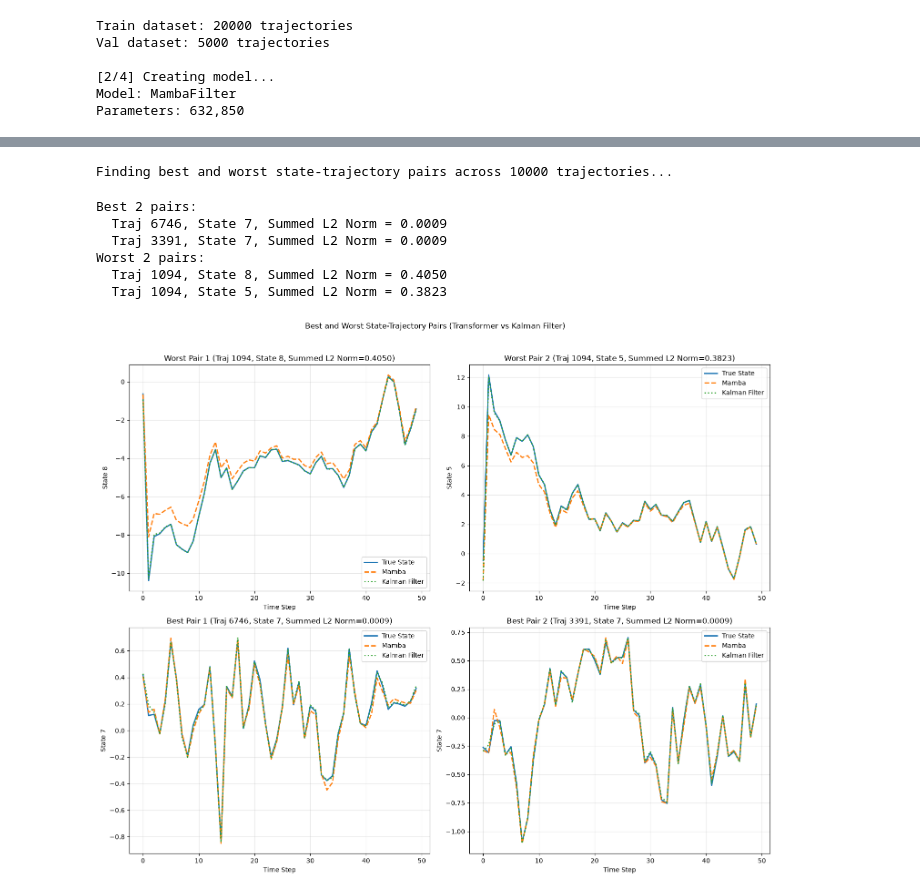
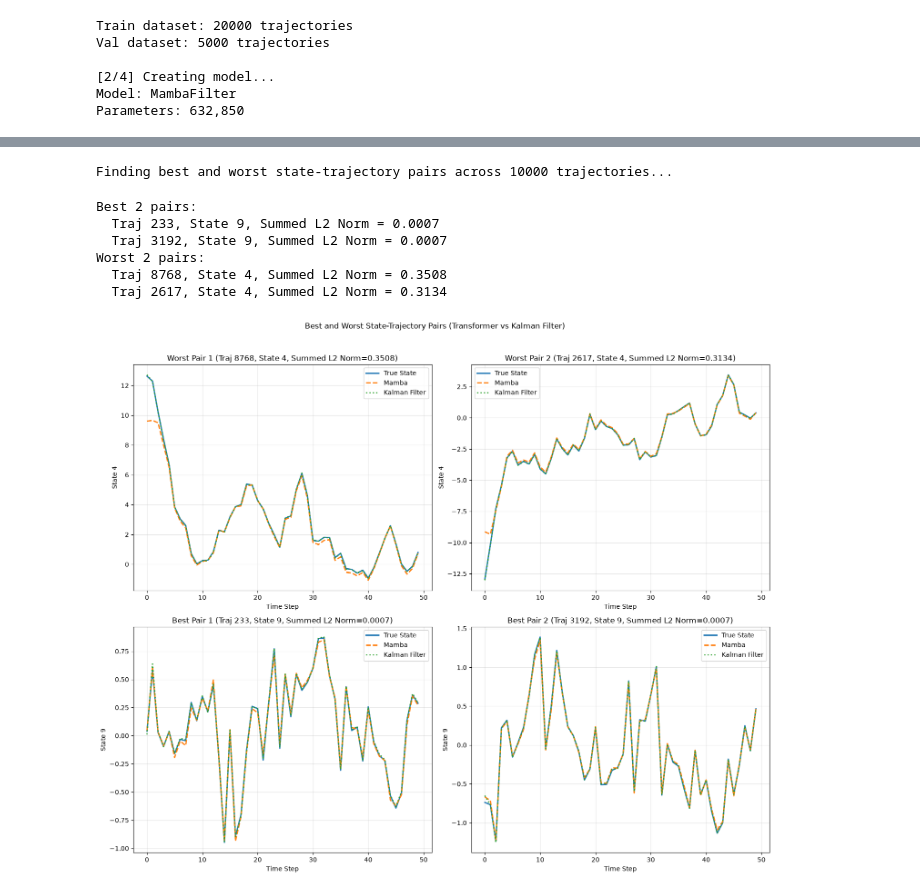
Before and after one commit to tangytangerine/Meta-Output-Predictor, a Jupyter notebook: src/FilteringSSM.ipynb, the cells around one changed output, grey strips where cells are left out. Drawn from its saved outputs; the diff is of its cells as text; code cells hidden in the pictures.

```diff
--- a/src/FilteringSSM.ipynb
+++ b/src/FilteringSSM.ipynb
@@ -817,7 +816,7 @@ for idx, traj_idx in enumerate(sampled_indices):
     inputs = test_traj['inputs']
 
     # Prepare input for model
-    xs_for_model = np.concatenate([obs[:-1], inputs], axis=-1)
+    xs_for_model = np.concatenate([obs[1:], inputs], axis=-1)
     xs_tensor = torch.from_numpy(xs_for_model).float().unsqueeze(0).to(device)
 
     # Get model predictions
@@ -838,11 +837,11 @@ for idx, traj_idx in enumerate(sampled_indices):
 
     # Get Kalman filter predictions
     kf_states = apply_kalman_filter_from_traj(test_traj)
-    kf_preds = kf_states[:-1]  # KF state estimates
+    kf_preds = kf_states[1:]  # KF state estimates
 
     # Store data for trajectory plot
     plot_data.append({
-        'states_true': states_true[:-1, state_dim],
+        'states_true': states_true[1:, state_dim],
         'preds': preds[:, state_dim],
         'kf_preds': kf_preds[:, state_dim],
         # 'obs': obs[:-1, state_dim],
@@ -851,8 +850,8 @@ for idx, traj_idx in enumerate(sampled_indices):
     })
 
     # Compute summed L2 norm for this trajectory
-    l2_norm = np.mean((states_true[:-1][:actual_state_len] - preds[:actual_state_len]) ** 2)
-    all_l2_norms.append(l2_norm)
+    mse = np.mean((states_true[1:][:actual_state_len] - preds[:actual_state_len]) ** 2)
+    all_l2_norms.append(mse)
 
 # Create Figure 1: Trajectory comparison plot (4 separate subplots)
 plt.figure(figsize=(15, 10))
@@ -883,7 +882,7 @@ for test_traj in tqdm(test_trajs):
     inputs = test_traj['inputs']
 
     # Get model predictions
-    xs_for_model = np.concatenate([obs[:-1], inputs], axis=-1)
+    xs_for_model = np.concatenate([obs[1:], inputs], axis=-1)
     xs_tensor = torch.from_numpy(xs_for_model).float().unsqueeze(0).to(device)
 
     trained_model = trained_model.to(device)
@@ -897,15 +896,15 @@ for test_traj in tqdm(test_trajs):
 
     # Get Kalman filter predictions
     kf_states = apply_kalman_filter_from_traj(test_traj)
-    kf_preds = kf_states[:-1]  # KF state estimates
+    kf_preds = kf_states[1:]  # KF state estimates
     kf_pred_len = min(kf_preds.shape[0], states_true[:-1].shape[0])
 
     # Compute per-timestep L2 norm across all state dimensions for this trajectory
-    per_timestep_err = np.linalg.norm((states_true[:-1][:actual_state_len] - preds[:actual_state_len]), axis=-1)
+    per_timestep_err = np.linalg.norm((states_true[1:][:actual_state_len] - preds[:actual_state_len]), axis=-1)
     all_per_timestep_l2_norms.append(per_timestep_err)
 
     # Compute per-timestep L2 norm for Kalman filter
-    kf_per_timestep_err = np.linalg.norm((states_true[:-1][:kf_pred_len] - kf_preds[:kf_pred_len]), axis=-1)
+    kf_per_timestep_err = np.linalg.norm((states_true[1:][:kf_pred_len] - kf_preds[:kf_pred_len]), axis=-1)
     all_kf_per_timestep_l2_norms.append(kf_per_timestep_err)
 
 # Compute average and std per-timestep error across all trajectories
@@ -971,8 +970,8 @@ Average Summed L2 Error (Kalman Filter) across ALL 10000 trajectories: 4.712
 print(f'\nFinding best and worst state-trajectory pairs across {num_trajs} trajectories...')
 
 # Initialize storage for best and worst pairs
-best_pairs = []  # List of (l2_norm, traj_idx, state_dim, states_true, preds, kf_preds, actual_len)
-worst_pairs = []  # List of (l2_norm, traj_idx, state_dim, states_true, preds, kf_preds, actual_len)
+best_pairs = []  # List of (mse, traj_idx, state_dim, states_true, preds, kf_preds, actual_len)
+worst_pairs = []  # List of (mse, traj_idx, state_dim, states_true, preds, kf_preds, actual_len)
 
 for traj_idx, test_traj in enumerate(tqdm(test_trajs)):
     states_true = test_traj['states']
@@ -980,7 +979,7 @@ for traj_idx, test_traj in enumerate(tqdm(test_trajs)):
     inputs = test_traj['inputs']
 
     # Prepare input for model
-    xs_for_model = np.concatenate([obs[:-1], inputs], axis=-1)
+    xs_for_model = np.concatenate([obs[1:], inputs], axis=-1)
     xs_tensor = torch.from_numpy(xs_for_model).float().unsqueeze(0).to(device)
 
     # Get model predictions
@@ -992,16 +991,16 @@ for traj_idx, test_traj in enumerate(tqdm(test_trajs)):
 
     # Get Kalman filter predictions
     kf_states = apply_kalman_filter_from_traj(test_traj)
-    kf_preds = kf_states[:-1]
+    kf_preds = kf_states[1:]  # KF state estimates
 
     actual_state_len = min(preds.shape[0], states_true[:-1].shape[0], kf_preds.shape[0])
 
     for state_dim in range(CONFIG['nx']):
         # Compute summed L2 norm for this (trajectory, state_dim) pair
-        pair_l2_norm = np.mean((states_true[:-1][:actual_state_len, state_dim] -
+        pair_mse = np.mean((states_true[1:][:actual_state_len, state_dim] -
                                preds[:actual_state_len, state_dim]) ** 2)
 
-        pair_data = (pair_l2_norm, traj_idx, state_dim, states_true, preds, kf_preds, actual_state_len)
+        pair_data = (pair_mse, traj_idx, state_dim, states_true, preds, kf_preds, actual_state_len)
 
         # Add to best pairs (keep only top 2 lowest summed L2 norm)
         best_pairs.append(pair_data)
@@ -1015,42 +1014,42 @@ for traj_idx, test_traj in enumerate(tqdm(test_trajs)):
         if len(worst_pairs) > 2:
             worst_pairs.pop()  # Remove best of the worst
 
 # Print results
 print(f'\nBest 2 pairs:')
-for l2_norm, traj_idx, state_dim, _, _, _, _ in best_pairs:
-    print(f'  Traj {traj_idx}, State {state_dim}, Summed L2 Norm = {l2_norm:.4f}')
+for mse, traj_idx, state_dim, _, _, _, _ in best_pairs:
+    print(f'  Traj {traj_idx}, State {state_dim}, Summed L2 Norm = {mse:.4f}')
 
 print(f'Worst 2 pairs:')
-for l2_norm, traj_idx, state_dim, _, _, _, _ in worst_pairs:
-    print(f'  Traj {traj_idx}, State {state_dim}, Summed L2 Norm = {l2_norm:.4f}')
+for mse, traj_idx, state_dim, _, _, _, _ in worst_pairs:
+    print(f'  Traj {traj_idx}, State {state_dim}, Summed L2 Norm = {mse:.4f}')
 
 # Create 2x2 plot: [worst1, worst2, best1, best2]
 plt.figure(figsize=(15, 12))
 
 # Combine all pairs: worst first, then best
 all_pairs_to_plot = worst_pairs + best_pairs
 titles = ['Worst Pair 1', 'Worst Pair 2', 'Best Pair 1', 'Best Pair 2']
 
-for idx, (l2_norm, traj_idx, state_dim, states_true, preds, kf_preds, actual_len) in enumerate(all_pairs_to_plot):
+for idx, (mse, traj_idx, state_dim, states_true, preds, kf_preds, actual_len) in enumerate(all_pairs_to_plot):
     plt.subplot(2, 2, idx + 1)
-    plt.plot(states_true[:-1, state_dim], label='True State', linewidth=2)
+    plt.plot(states_true[1:, state_dim], label='True State', linewidth=2)
     plt.plot(preds[:actual_len, state_dim], '--', label='Mamba', linewidth=2)
     plt.plot(kf_preds[:actual_len, state_dim], ':', label='Kalman Filter', linewidth=2)
     plt.xlabel('Time Step')
     plt.ylabel(f'State {state_dim}')
-    plt.title(f'{titles[idx]} (Traj {traj_idx}, State {state_dim}, Summed L2 Norm={l2_norm:.4f})')
+    plt.title(f'{titles[idx]} (Traj {traj_idx}, State {state_dim}, Summed L2 Norm={mse:.4f})')
     plt.legend()
     plt.grid(True, alpha=0.3)
 
 plt.suptitle('Best and Worst State-Trajectory Pairs (Transformer vs Kalman Filter)', y=1.02)
 plt.tight_layout()
 plt.show()
 # %% [output]
 Finding best and worst state-trajectory pairs across 10000 trajectories...
 Best 2 pairs:
-  Traj 6746, State 7, Summed L2 Norm = 0.0009
-  Traj 3391, State 7, Summed L2 Norm = 0.0009
+  Traj 233, State 9, Summed L2 Norm = 0.0007
+  Traj 3192, State 9, Summed L2 Norm = 0.0007
 Worst 2 pairs:
-  Traj 1094, State 8, Summed L2 Norm = 0.4050
-  Traj 1094, State 5, Summed L2 Norm = 0.3823
+  Traj 8768, State 4, Summed L2 Norm = 0.3508
+  Traj 2617, State 4, Summed L2 Norm = 0.3134
-[figure, old version]
+[figure, new version]
```
Also changed, not shown: parts of 4 cells of this notebook, 7 other files.
